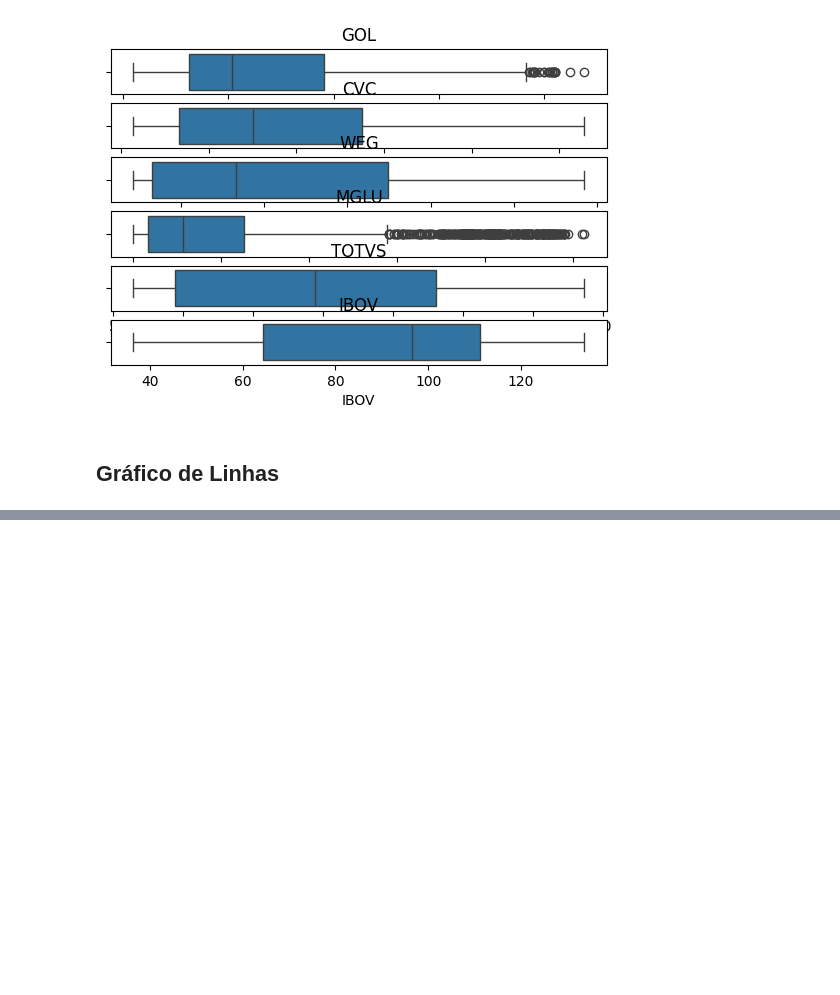
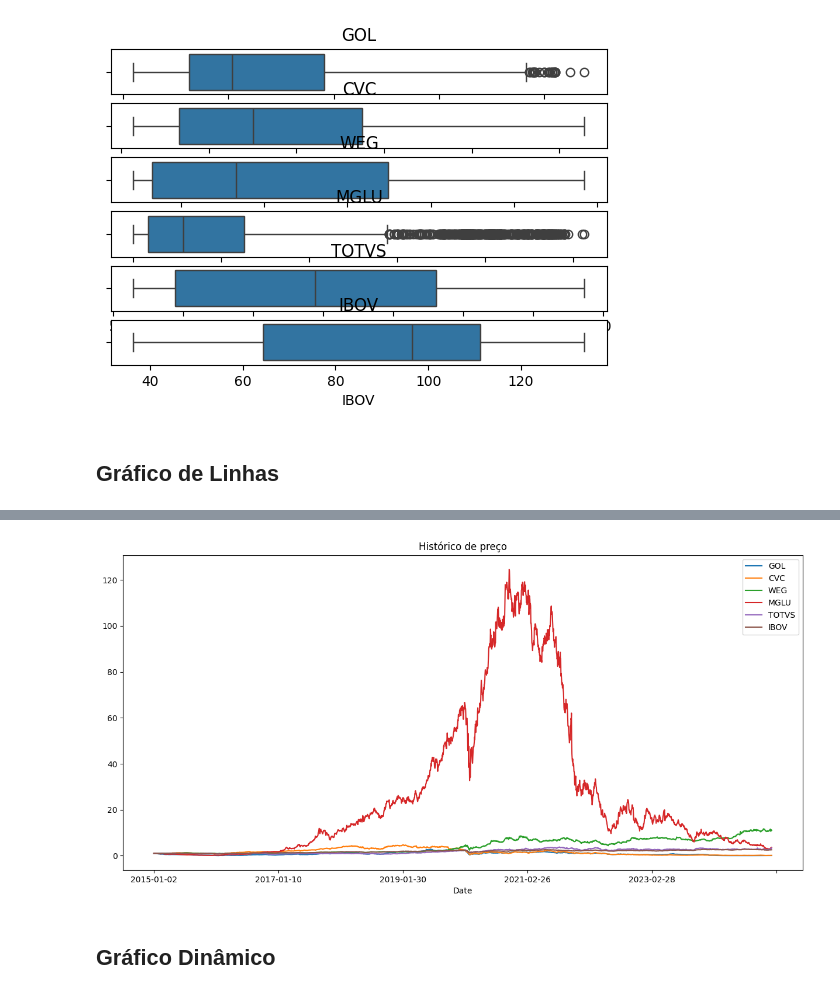
Before and after one commit to fabiolrodriguez/python_playground, a Jupyter notebook: multi_acoes.ipynb, the cells around one changed output, grey strips where cells are left out. Drawn from its saved outputs; the diff is of its cells as text; code cells hidden in the pictures; blank space fills up the shorter version.

```diff
--- a/multi_acoes.ipynb
+++ b/multi_acoes.ipynb
@@ -154,0 +176,5 @@ acoes_df.plot( x = 'Date', figsize= (15, 7), title = "Histórico de preço")
+# %%
+acoes_df_normalizado = acoes_df.copy()
+
+for i in acoes_df_normalizado.columns[1:]:
+    acoes_df_normalizado[i] = acoes_df_normalizado[i] / acoes_df_normalizado[i][0]
@@ -154,0 +197,6 @@ acoes_df.plot( x = 'Date', figsize= (15, 7), title = "Histórico de preço")
+# %%
+acoes_df_normalizado.plot( x = 'Date', figsize= (15, 7), title = "Histórico de preço");
+# %% [output]
+[figure, added]
+# %% [markdown]
+## Gráfico Dinâmico
```
Also changed, not shown: parts of 12 cells of this notebook, 1 other file.
